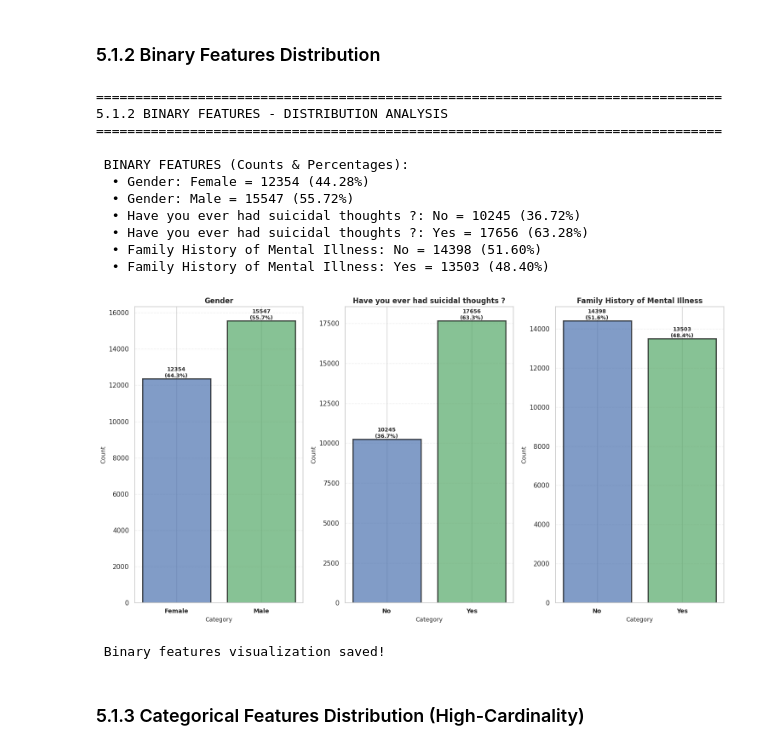
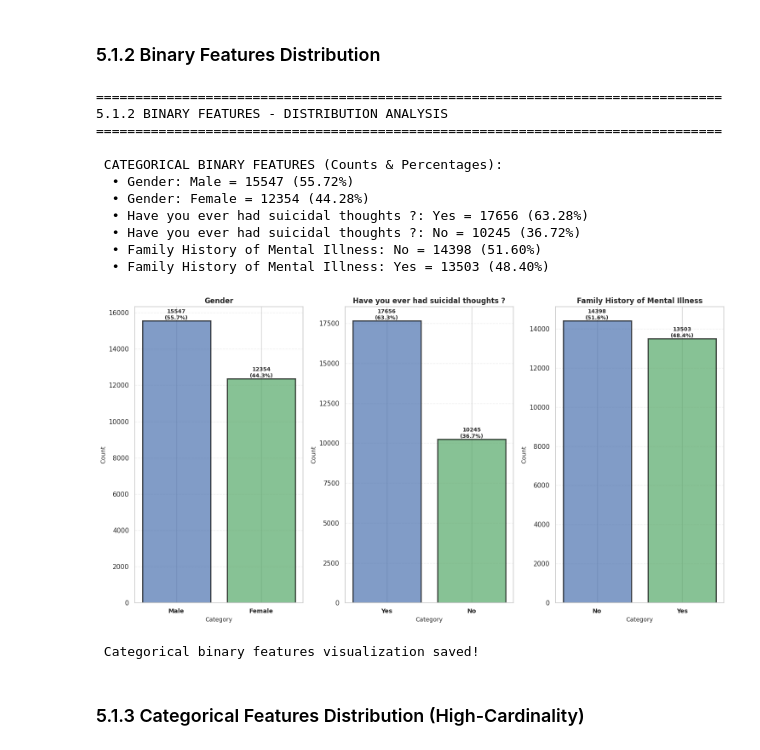
Before and after one commit to XyronTeam/ml-project, a Jupyter notebook: src/dataset_a/notebook_a.ipynb, the cells around one changed output. Drawn from its saved outputs; the diff is of its cells as text; code cells hidden in the pictures.

```diff
--- a/src/dataset_a/notebook_a.ipynb
+++ b/src/dataset_a/notebook_a.ipynb
@@ -688,18 +609,18 @@ print("="*80)
 
 feature_descriptions = {
     'Age': 'Age of the student (years) - Different age groups may have different depression rates',
-    'Gender': 'Gender (1=Male, 0=Female) - Gender differences in mental health are well-documented',
+    'Gender': 'Gender (Male/Female) - Gender differences in mental health are well-documented',
     'Academic Pressure': 'Perceived academic pressure (0-5 scale) - High pressure associated with stress',
     'Work Pressure': 'Perceived work pressure (0-5 scale) - Workplace stress impacts mental health',
     'CGPA': 'Cumulative Grade Point Average - Academic performance indicator',
     'Study Satisfaction': 'Satisfaction with studies (0-5 scale) - Dissatisfaction linked to depression',
     'Job Satisfaction': 'Satisfaction with job (0-5 scale) - Work fulfillment marker',
-    'Sleep Duration': 'Duration of sleep (numeric hours) - Sleep quality critical for mental health',
-    'Dietary Habits': 'Quality of dietary habits (1-3 ordinal) - Nutrition affects mood and energy',
+    'Sleep Duration': 'Duration of sleep (categorical ranges) - Sleep quality critical for mental health',
+    'Dietary Habits': 'Quality of dietary habits (Healthy/Moderate/Unhealthy) - Nutrition affects mood and energy',
     'Work/Study Hours': 'Hours spent on work/study per day - Excessive workload risk factor',
     'Financial Stress': 'Level of financial stress (1-5 scale) - Financial worry impacts mental health',
-    'Have you ever had suicidal thoughts ?': 'History of suicidal ideation (1=Yes, 0=No) - Severe indicator of depression',
-    'Family History of Mental Illness': 'Family mental health history (1=Yes, 0=No) - Genetic predisposition factor',
+    'Have you ever had suicidal thoughts ?': 'History of suicidal ideation (Yes/No) - Severe indicator of depression',
+    'Family History of Mental Illness': 'Family mental health history (Yes/No) - Genetic predisposition factor',
     'City': 'City of residence - Geographic/environmental factors',
     'Profession': 'Professional background - Different professions have different stressors',
     'Degree': 'Educational degree pursued - Field of study may correlate with depression'
@@ -870,21 +796,13 @@ print("\n" + "="*80)
 print("5.1.2 BINARY FEATURES - DISTRIBUTION ANALYSIS")
 print("="*80)
 
-# Label mappings for binary features
-binary_labels = {
-    'Gender': {0: 'Female', 1: 'Male'},
-    'Have you ever had suicidal thoughts ?': {0: 'No', 1: 'Yes'},
-    'Family History of Mental Illness': {0: 'No', 1: 'Yes'}
-}
-
 fig, axes = plt.subplots(1, 3, figsize=(15, 8))
 binary_colors = ['#4C72B0', '#55A868']
 
-print("\n BINARY FEATURES (Counts & Percentages):")
-for idx, feature in enumerate(binary_features):
+print("\n CATEGORICAL BINARY FEATURES (Counts & Percentages):")
+for idx, feature in enumerate(categorical_binary_features):
     ax = axes[idx]
-    data = df_clean[feature].value_counts().sort_index()
-    labels_map = binary_labels[feature]
+    data = df_clean[feature].value_counts()
 
     # Create bar chart
     bars = ax.bar(range(len(data)), data.values, color=binary_colors, alpha=0.7,
@@ -893,42 +811,41 @@ for idx, feature in enumerate(binary_features):
     ax.set_xlabel('Category', fontsize=10)
     ax.set_ylabel('Count', fontsize=10)
     ax.set_xticks(range(len(data)))
-    ax.set_xticklabels([labels_map[int(v)] for v in data.index], fontsize=10, fontweight='bold')
+    ax.set_xticklabels(data.index, fontsize=10, fontweight='bold')
     ax.grid(axis='y', alpha=0.3, linestyle='--')
 
     # Add labels with counts and percentages
     for bar in bars:
         height = bar.get_height()
         pct = (height / len(df_clean)) * 100
         ax.text(bar.get_x() + bar.get_width()/2., height,
                 f'{int(height)}\n({pct:.1f}%)', ha='center', va='bottom',
                 fontsize=9, fontweight='bold')
 
     # Print stats
     for val, count in data.items():
-        label = labels_map[int(val)]
         pct = (count / len(df_clean)) * 100
-        print(f"  • {feature}: {label} = {count} ({pct:.2f}%)")
+        print(f"  • {feature}: {val} = {count} ({pct:.2f}%)")
 
 plt.tight_layout()
 plt.savefig('eda_5_1_2_binary.png', dpi=300, bbox_inches='tight')
 plt.show()
 
-print("\n Binary features visualization saved!")
+print("\n Categorical binary features visualization saved!")
 # %% [output]
 ================================================================================
 5.1.2 BINARY FEATURES - DISTRIBUTION ANALYSIS
 ================================================================================
 
- BINARY FEATURES (Counts & Percentages):
+ CATEGORICAL BINARY FEATURES (Counts & Percentages):
+  • Gender: Male = 15547 (55.72%)
   • Gender: Female = 12354 (44.28%)
-  • Gender: Male = 15547 (55.72%)
+  • Have you ever had suicidal thoughts ?: Yes = 17656 (63.28%)
   • Have you ever had suicidal thoughts ?: No = 10245 (36.72%)
-  • Have you ever had suicidal thoughts ?: Yes = 17656 (63.28%)
   • Family History of Mental Illness: No = 14398 (51.60%)
   • Family History of Mental Illness: Yes = 13503 (48.40%)
-[figure, old version]
+[figure, new version]
- Binary features visualization saved!
+ Categorical binary features visualization saved!
 # %% [markdown]
 ### 5.1.3 Categorical Features Distribution (High-Cardinality)
 # %%
```
Also changed, not shown: parts of 25 cells of this notebook.
